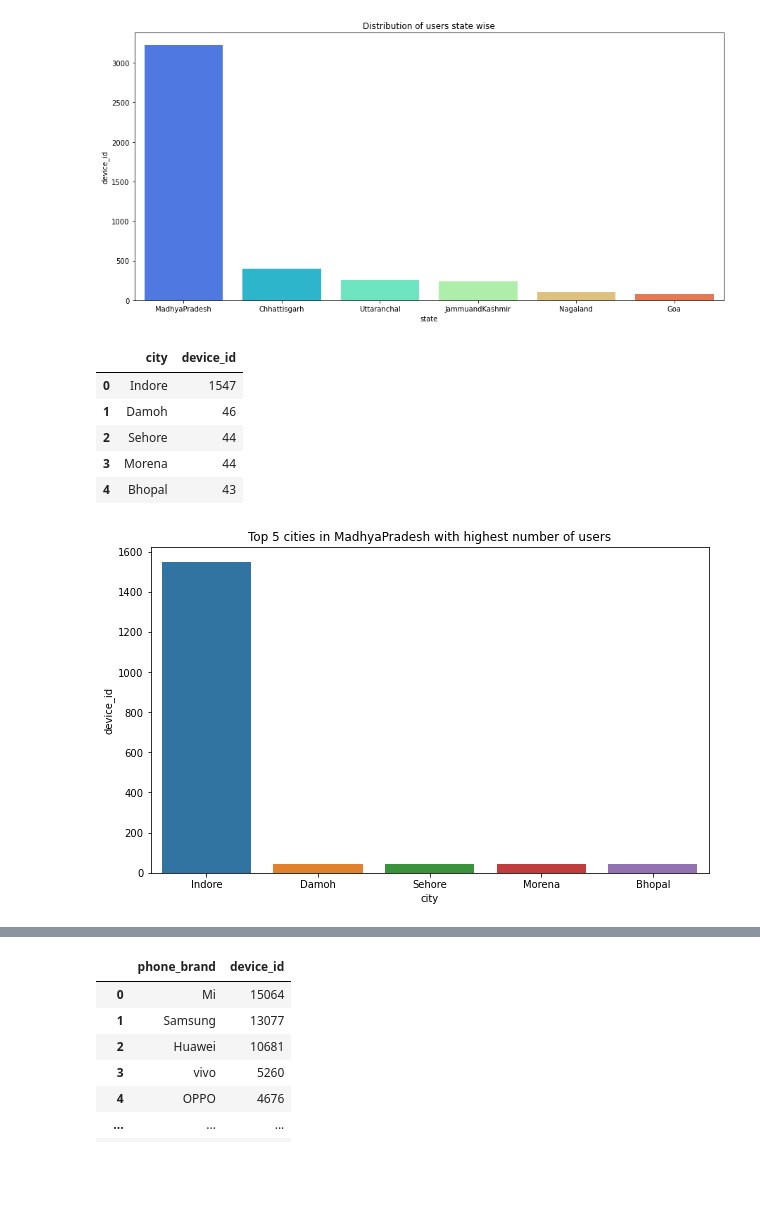
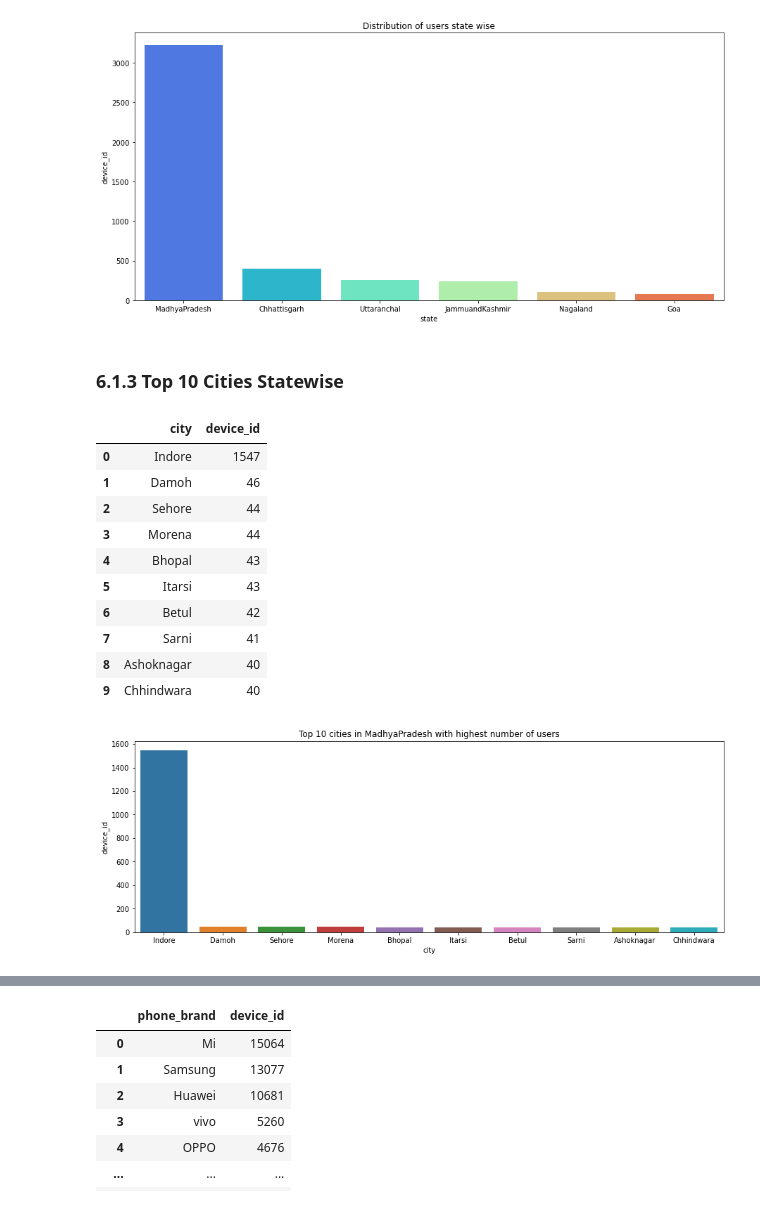
Before and after one commit to nirmal-panda/insaid_capstone_1, a Jupyter notebook: Capstone_1005_project_final.ipynb, the cells around one changed output, grey strips where cells are left out. Saved outputs shown, nothing was run; the diff lists cells and outputs as text; code cells hidden in the pictures; blank space fills up the shorter version.

```diff
--- a/Capstone_1005_project_final.ipynb
+++ b/Capstone_1005_project_final.ipynb
@@ -672,25 +817,33 @@ plt.title('Distribution of users state wise')
 # %% [output]
 Text(0.5, 1.0, 'Distribution of users state wise')
 [figure]
+# %% [markdown]
+<a id=section6013></a>
+### 6.1.3 Top 10 Cities Statewise
 # %%
 state_list=['MadhyaPradesh', 'Chhattisgarh', 'Uttaranchal', 'JammuandKashmir','Goa', 'Nagaland']
 for state in state_list:
-    locals()["state_"+str(state)+"_cities"]=pd.DataFrame(master_filtered_df[master_filtered_df.state==state].groupby('city')['device_id'].nunique().sort_values(ascending=False)).iloc[:5,:].reset_index().iloc[:,0]
+    locals()["state_"+str(state)+"_cities"]=pd.DataFrame(master_filtered_df[master_filtered_df.state==state].groupby('city')['device_id'].nunique().sort_values(ascending=False)).iloc[:10,:].reset_index().iloc[:,0]
 # %%
 for state in state_list:
-    locals()["state_"+str(state)+"_cities"]=pd.DataFrame(master_filtered_df[master_filtered_df.state==state].groupby('city')['device_id'].nunique().sort_values(ascending=False)).iloc[:5,:].reset_index().iloc[:,0]
-    locals()["state_"+str(state)+"_users"]=pd.DataFrame(master_filtered_df[master_filtered_df.state==state].groupby('city')['device_id'].nunique().sort_values(ascending=False)).iloc[:5,:].reset_index().iloc[:,1]
+    locals()["state_"+str(state)+"_cities"]=pd.DataFrame(master_filtered_df[master_filtered_df.state==state].groupby('city')['device_id'].nunique().sort_values(ascending=False)).iloc[:10,:].reset_index().iloc[:,0]
+    locals()["state_"+str(state)+"_users"]=pd.DataFrame(master_filtered_df[master_filtered_df.state==state].groupby('city')['device_id'].nunique().sort_values(ascending=False)).iloc[:10,:].reset_index().iloc[:,1]
 
-plt.figure(figsize=(10,6))
-plt.title("Top 5 cities in MadhyaPradesh with highest number of users")
+plt.figure(figsize=(15,5))
+plt.title("Top 10 cities in MadhyaPradesh with highest number of users")
 sns.barplot(state_MadhyaPradesh_cities,state_MadhyaPradesh_users)
 display(pd.concat([state_MadhyaPradesh_cities,state_MadhyaPradesh_users],axis=1))
 # %% [output]
 |  | city | device_id |
 | 0 | Indore | 1547 |
 | 1 | Damoh | 46 |
 | 2 | Sehore | 44 |
 | 3 | Morena | 44 |
 | 4 | Bhopal | 43 |
+| 5 | Itarsi | 43 |
+| 6 | Betul | 42 |
+| 7 | Sarni | 41 |
+| 8 | Ashoknagar | 40 |
+| 9 | Chhindwara | 40 |
-[figure, old version]
+[figure, new version]
 # %%
```
Also changed, not shown: parts of 84 cells of this notebook.
